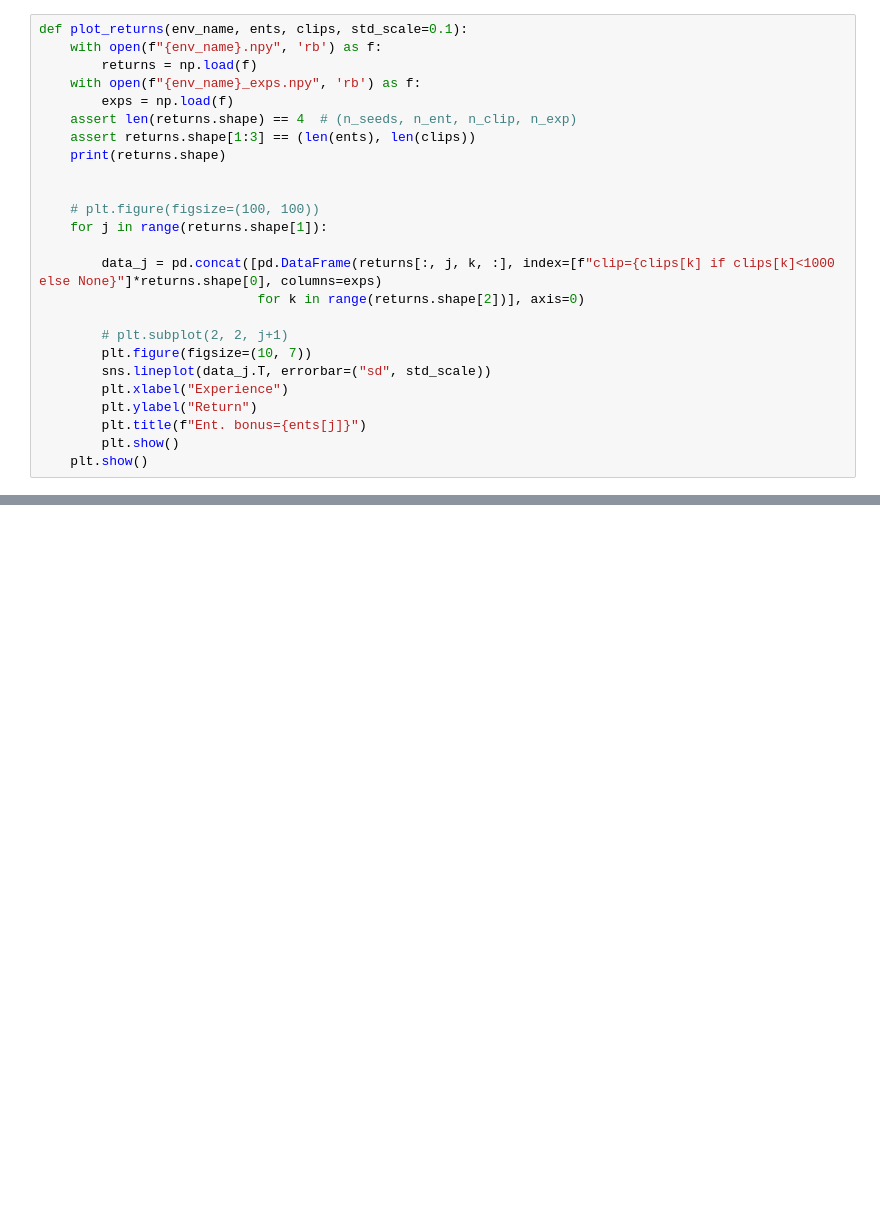
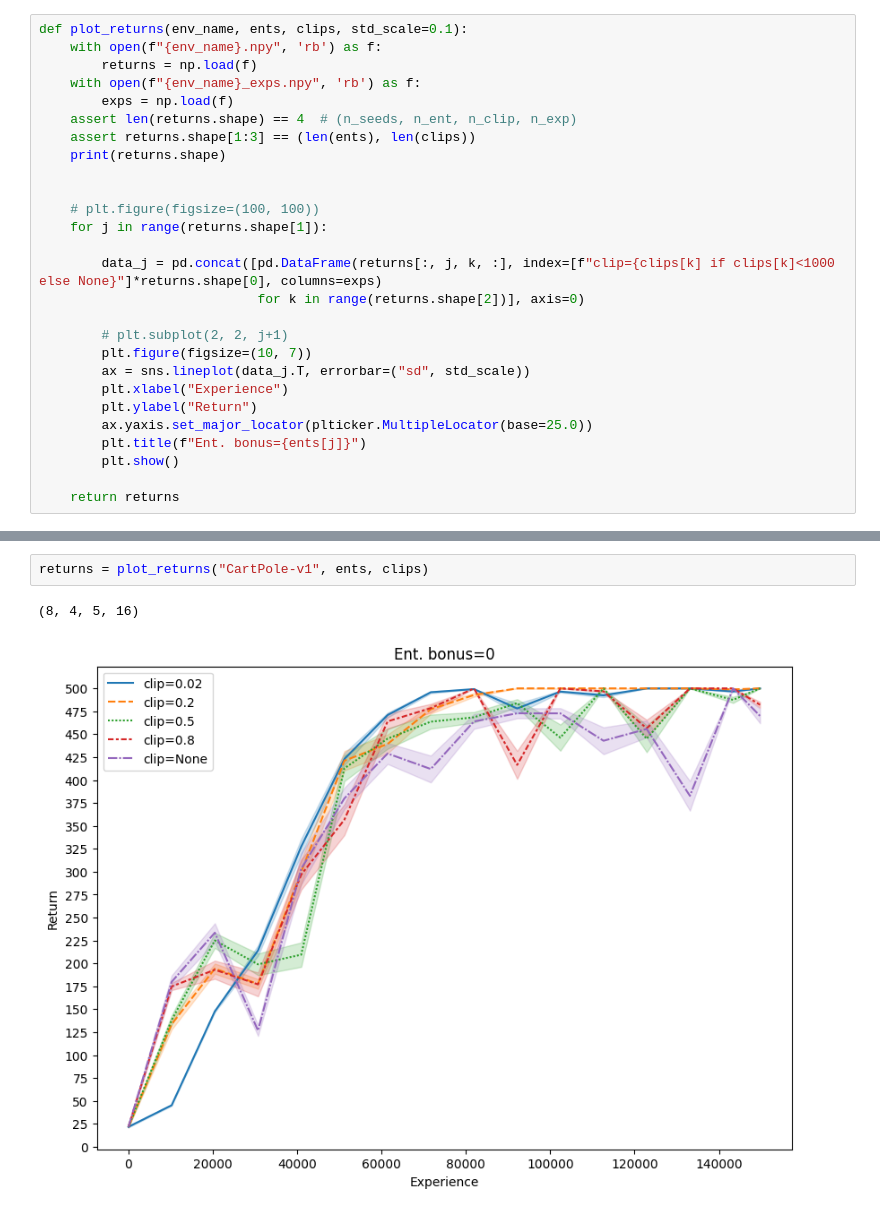
Before and after one commit to Kalyan0821/ppo_jax, a Jupyter notebook: plotting/plot.ipynb, the cells around one changed output, grey strips where cells are left out. Cells and saved outputs as stored; diff of their text form; blank space fills up the shorter version.

```diff
--- a/plotting/plot.ipynb
+++ b/plotting/plot.ipynb
@@ -22,10 +23,12 @@ def plot_returns(env_name, ents, clips, std_scale=0.1):
 
         # plt.subplot(2, 2, j+1)
         plt.figure(figsize=(10, 7))
-        sns.lineplot(data_j.T, errorbar=("sd", std_scale))
+        ax = sns.lineplot(data_j.T, errorbar=("sd", std_scale))
         plt.xlabel("Experience")
         plt.ylabel("Return")
+        ax.yaxis.set_major_locator(plticker.MultipleLocator(base=25.0))
         plt.title(f"Ent. bonus={ents[j]}")
         plt.show()
-    plt.show()
+
+    return returns
 # %%
@@ -42,0 +37,5 @@ plot_returns(env_name, ents, clips)
+# %%
+returns = plot_returns("CartPole-v1", ents, clips)
+# %% [output]
+(8, 4, 5, 16)
+[figure, added]
```
Also changed, not shown: parts of 4 cells of this notebook, 3 other files.
